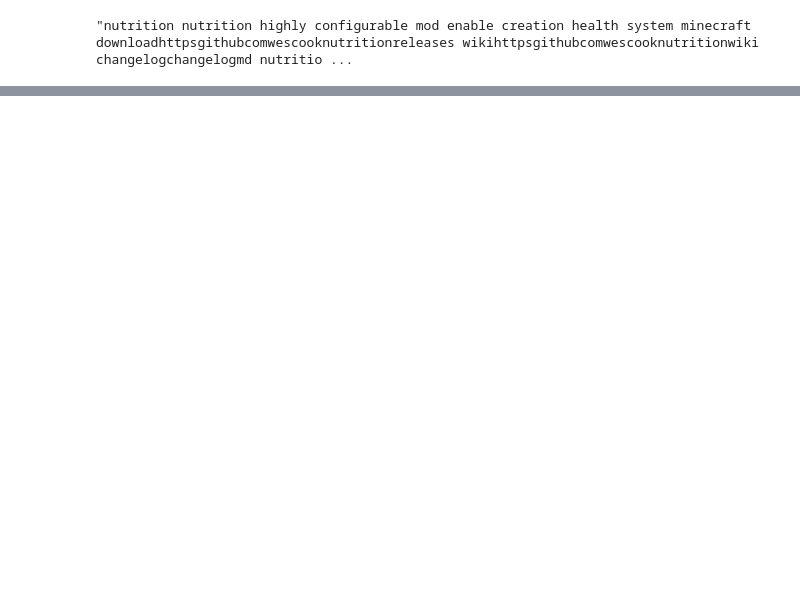
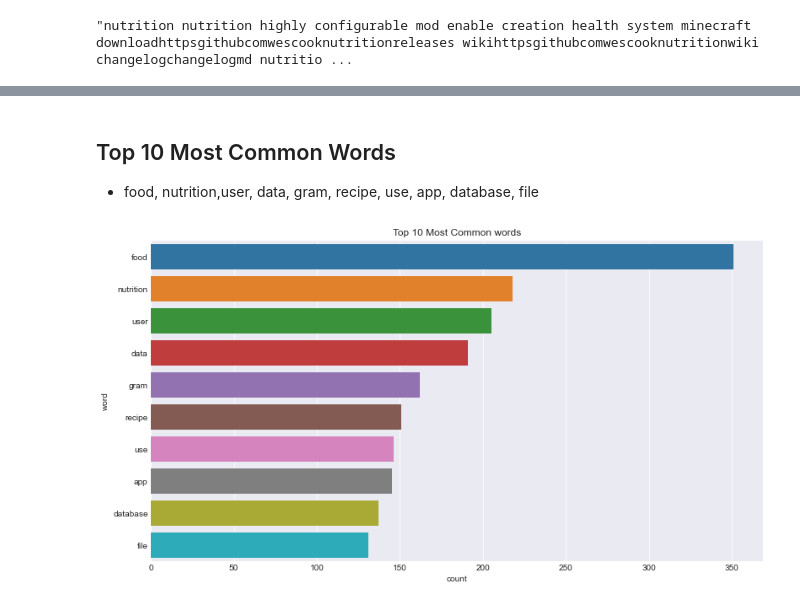
Before and after one commit to Christian-Kristine-Kan-Scott/nlp_project, a Jupyter notebook: kan's workbook.ipynb, the cells around one changed output, grey strips where cells are left out. Saved outputs shown, nothing was run; the diff lists cells and outputs as text; code cells hidden in the pictures; blank space fills up the shorter version.

```diff
--- a/kan's workbook.ipynb
+++ b/kan's workbook.ipynb
@@ -138,0 +109,9 @@ Name: clean_lemmatized, Length: 116, dtype: int64
+# %%
+# create dataframe of word count
+word_count = pd.Series(words_list).value_counts().reset_index()
+word_count.columns=['word','count']
+word_count = word_count.drop([0,2,5,12])
+# %%
+# what is the total number of words
+word_amount = len(word_count)
+word_amount
@@ -138,0 +120,4 @@ Name: clean_lemmatized, Length: 116, dtype: int64
+# %%
+# Add column for percent of all words
+word_count['percent'] = round(word_count['count'] / word_amount, 4)
+word_count.head(10)
@@ -138,0 +136,3 @@ Name: clean_lemmatized, Length: 116, dtype: int64
+# %%
+word_count_top_10 = word_count.head(10)
+word_count_top_10
@@ -138,0 +166,10 @@ Name: clean_lemmatized, Length: 116, dtype: int64
+# %% [markdown]
+## Top 10 Most Common Words
+- food, nutrition,user, data, gram, recipe, use, app, database, file
+# %%
+# plot bar graph for top 10 words
+sns.barplot(data=word_count_top_10, x='count', y='word')
+plt.title('Top 10 Most Common words')
+plt.show()
+# %% [output]
+[figure, added]
```
Also changed, not shown: parts of 24 cells of this notebook.
